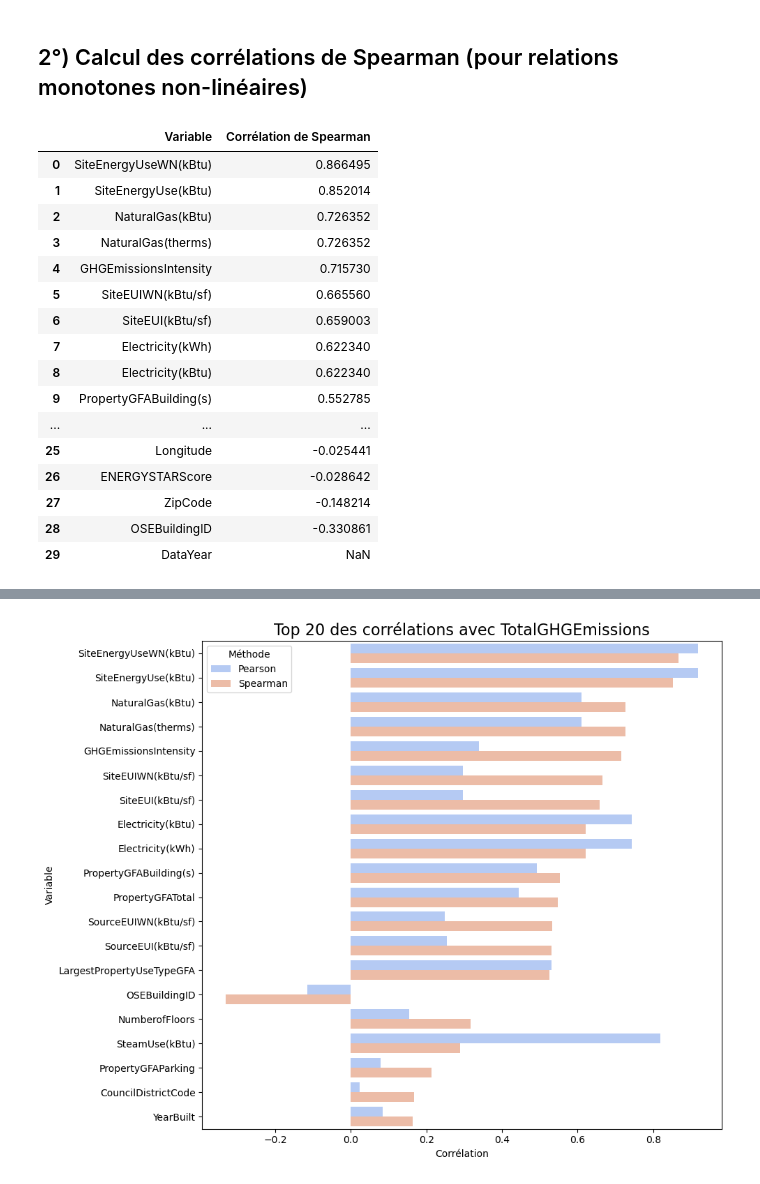
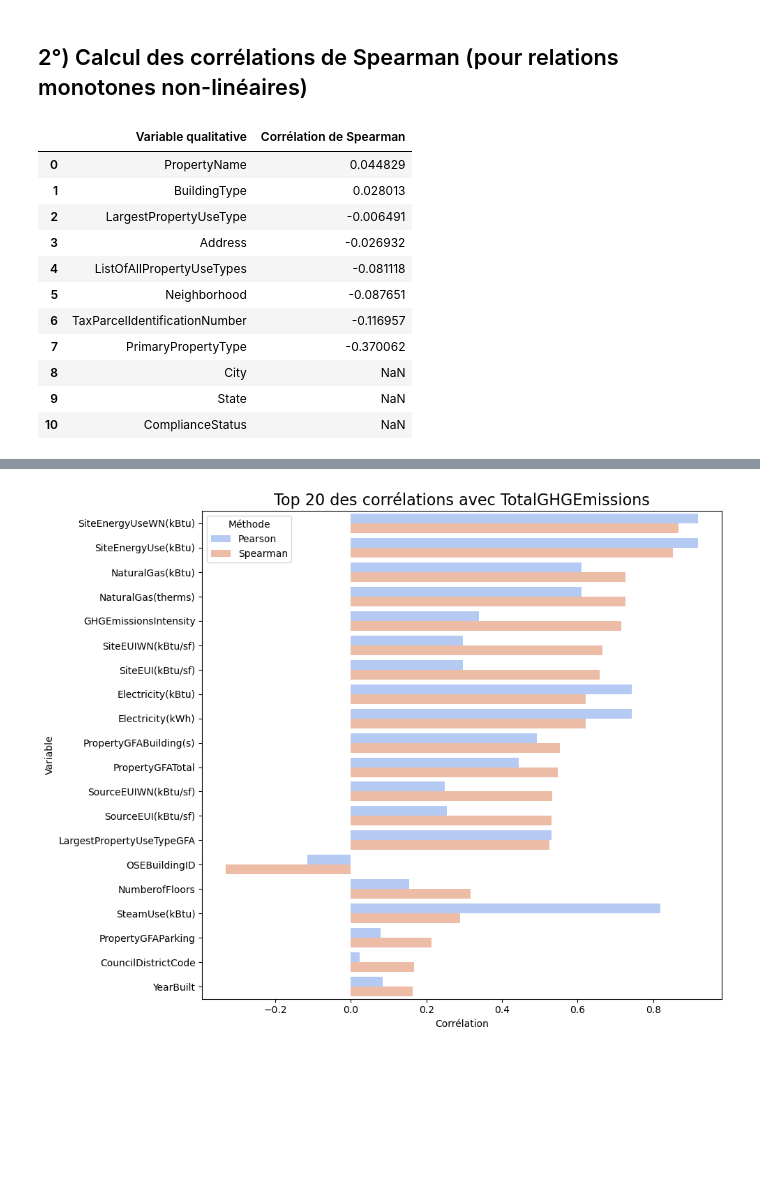
Before and after one commit to Ben10-som/ML-prediction-CO2, a Jupyter notebook: notebooks/03_target_relationships.ipynb, the cells around one changed output, grey strips where cells are left out. Cells and saved outputs as stored; diff of their text form; code cells hidden in the pictures; blank space fills up the shorter version.

```diff
--- a/notebooks/03_target_relationships.ipynb
+++ b/notebooks/03_target_relationships.ipynb
@@ -135,42 +188,47 @@ corr_pearson_df
 # %%
 import pandas as pd
 
-# Sélection des variables numériques
-df_num = df_cleaned.select_dtypes(include='number')
+# 1. Sélection des variables qualitatives (catégorielles)
+df_cat = df_cleaned.select_dtypes(include=['object', 'category'])
 
-# Vérification de l'existence de la variable cible
-if 'TotalGHGEmissions' not in df_num.columns:
-    raise ValueError("La variable 'TotalGHGEmissions' n'existe pas ou n'est pas numérique.")
+# Vérification de la variable cible
+if 'TotalGHGEmissions' not in df_cleaned.columns:
+    raise ValueError("La variable 'TotalGHGEmissions' n'existe pas dans la base.")
 
-# Calcul des corrélations de Spearman
+# 2. Encodage ordinal des variables qualitatives
+df_cat_encoded = df_cat.apply(lambda x: x.astype('category').cat.codes)
+
+# 3. Ajout de la variable cible (numérique)
+df_spearman = df_cat_encoded.copy()
+df_spearman['TotalGHGEmissions'] = df_cleaned['TotalGHGEmissions']
+
+# Suppression des lignes manquantes
+df_spearman = df_spearman.dropna()
+
+# 4. Corrélation de Spearman
 corr_spearman = (
-    df_num
+    df_spearman
     .corr(method='spearman')['TotalGHGEmissions']
-    .drop('TotalGHGEmissions')  # suppression de l'auto-corrélation
+    .drop('TotalGHGEmissions')
     .sort_values(ascending=False)
 )
 
-# Mise en DataFrame pour lisibilité
+# 5. Mise en DataFrame pour lisibilité
 corr_spearman_df = corr_spearman.reset_index()
-corr_spearman_df.columns = ['Variable', 'Corrélation de Spearman']
+corr_spearman_df.columns = ['Variable qualitative', 'Corrélation de Spearman']
 
 # Affichage
 corr_spearman_df
 # %% [output]
-|  | Variable | Corrélation de Spearman |
-| 0 | SiteEnergyUseWN(kBtu) | 0.866495 |
-| 1 | SiteEnergyUse(kBtu) | 0.852014 |
-| 2 | NaturalGas(kBtu) | 0.726352 |
-| 3 | NaturalGas(therms) | 0.726352 |
-| 4 | GHGEmissionsIntensity | 0.715730 |
-| 5 | SiteEUIWN(kBtu/sf) | 0.665560 |
-| 6 | SiteEUI(kBtu/sf) | 0.659003 |
-| 7 | Electricity(kWh) | 0.622340 |
-| 8 | Electricity(kBtu) | 0.622340 |
-| 9 | PropertyGFABuilding(s) | 0.552785 |
-| ... | ... | ... |
-| 25 | Longitude | -0.025441 |
-| 26 | ENERGYSTARScore | -0.028642 |
-| 27 | ZipCode | -0.148214 |
-| 28 | OSEBuildingID | -0.330861 |
-| 29 | DataYear | NaN |
+|  | Variable qualitative | Corrélation de Spearman |
+| 0 | PropertyName | 0.044829 |
+| 1 | BuildingType | 0.028013 |
+| 2 | LargestPropertyUseType | -0.006491 |
+| 3 | Address | -0.026932 |
+| 4 | ListOfAllPropertyUseTypes | -0.081118 |
+| 5 | Neighborhood | -0.087651 |
+| 6 | TaxParcelIdentificationNumber | -0.116957 |
+| 7 | PrimaryPropertyType | -0.370062 |
+| 8 | City | NaN |
+| 9 | State | NaN |
+| 10 | ComplianceStatus | NaN |
```
Also changed, not shown: parts of 55 cells of this notebook.
